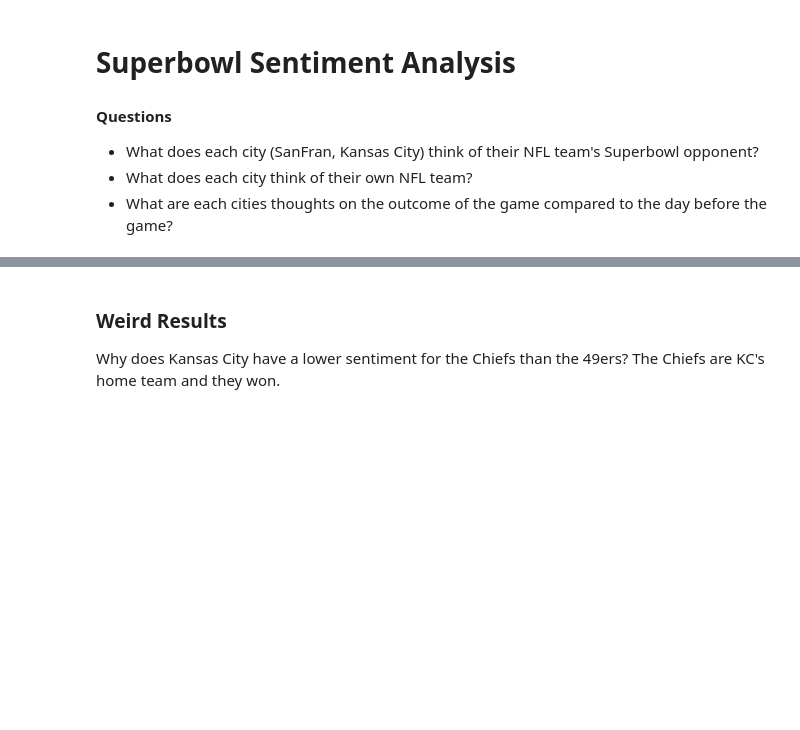
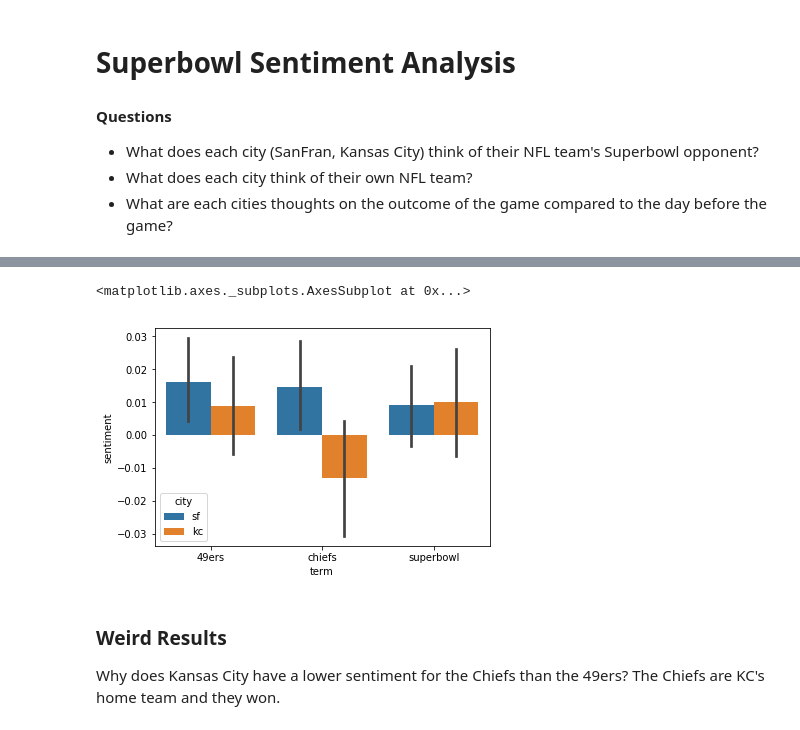
Before and after one commit to zionsteiner/CS5830_Project3, a Jupyter notebook: project3_zion.ipynb, the cells around one changed output, grey strips where cells are left out. Cells and saved outputs as stored; diff of their text form; code cells hidden in the pictures; blank space fills up the shorter version.

```diff
--- a/project3_zion.ipynb
+++ b/project3_zion.ipynb
@@ -77,3 +85,9 @@ sns.barplot(x='term', y='sentiment', hue='city', data=df)
+# %%
+df_obj = df.loc[df['subjective'] <= 0.25]
+sns.barplot(x='term', y='sentiment', hue='city', data=df_obj)
+# %% [output]
+<matplotlib.axes._subplots.AxesSubplot at 0x...>
+[figure, added]
 # %% [markdown]
 ### Weird Results
 Why does Kansas City have a lower sentiment for the Chiefs than the 49ers? The Chiefs are KC's home team and they won.
```
Also changed, not shown: parts of 15 cells of this notebook.
